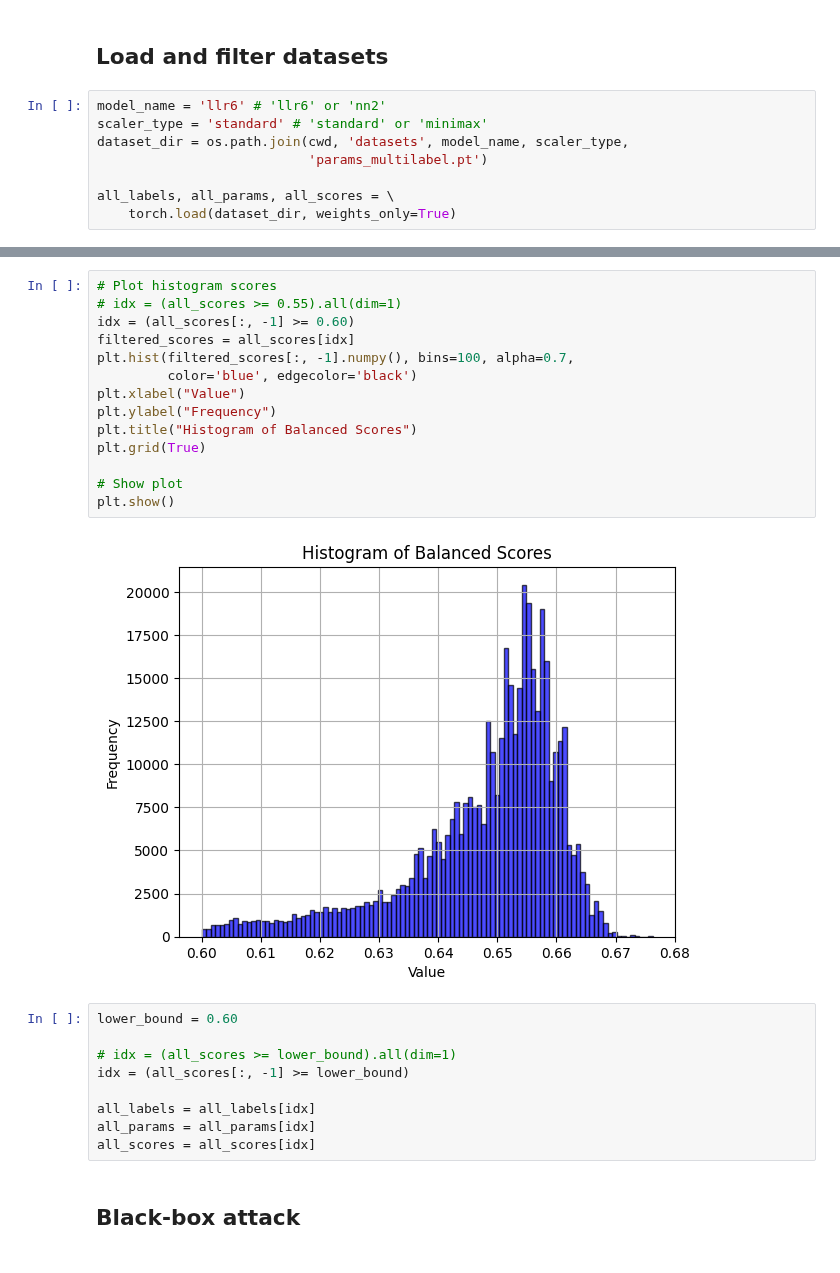
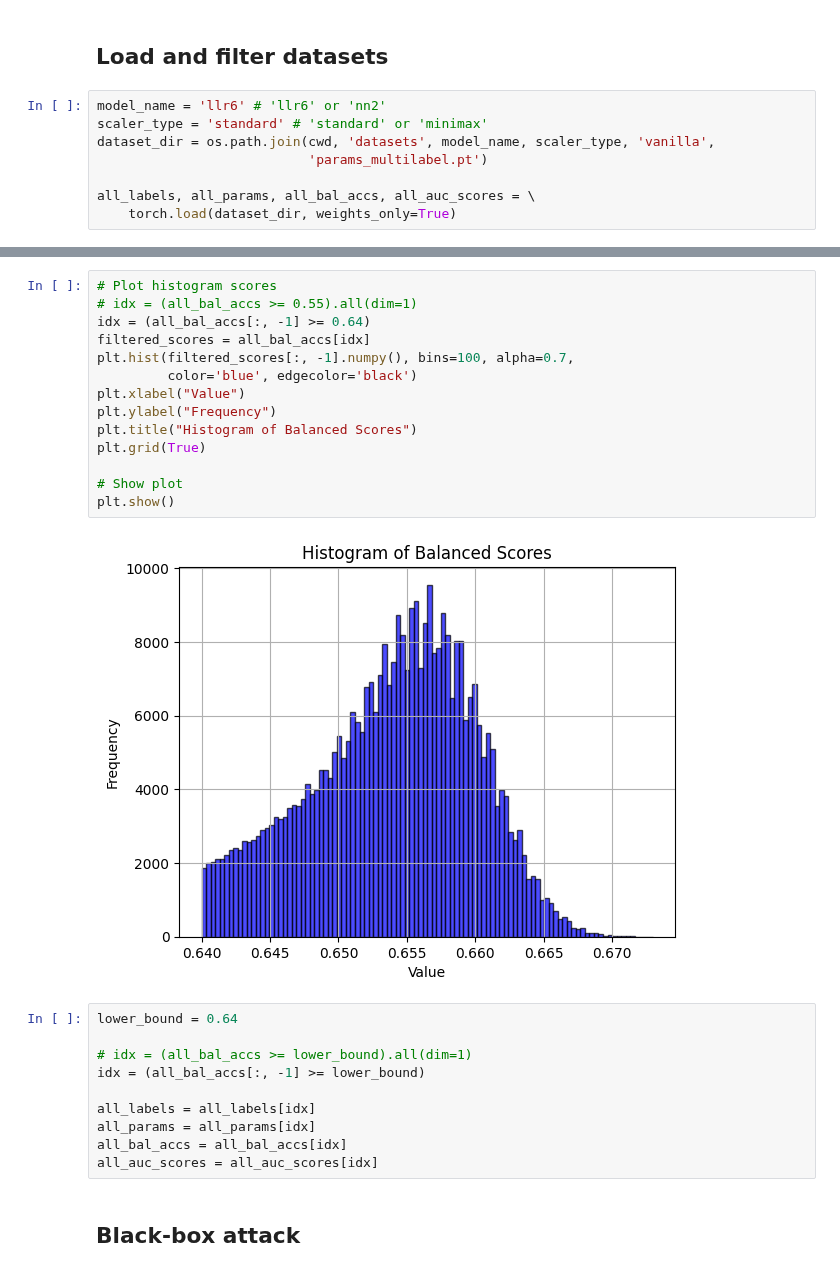
Before and after one commit to joserapa98/tns4loris, a Jupyter notebook: attacks/attacks_vanilla.ipynb, the cells around one changed output, grey strips where cells are left out. Cells and saved outputs as stored; diff of their text form.

```diff
--- a/attacks/attacks_vanilla.ipynb
+++ b/attacks/attacks_vanilla.ipynb
@@ -145,10 +158,10 @@ C=10.0, l1=1.0, mean: 0.6726, std: 0.0005
 # %%
 model_name = 'llr6' # 'llr6' or 'nn2'
 scaler_type = 'standard' # 'standard' or 'minimax'
-dataset_dir = os.path.join(cwd, 'datasets', model_name, scaler_type,
+dataset_dir = os.path.join(cwd, 'datasets', model_name, scaler_type, 'vanilla',
                            'params_multilabel.pt')
 
-all_labels, all_params, all_scores = \
+all_labels, all_params, all_bal_accs, all_auc_scores = \
     torch.load(dataset_dir, weights_only=True)
 # %%
 # Plot histogram scores
@@ -166,28 +179,29 @@ plt.show()
 # %%
 # Plot histogram scores
-# idx = (all_scores >= 0.55).all(dim=1)
-idx = (all_scores[:, -1] >= 0.60)
-filtered_scores = all_scores[idx]
+# idx = (all_bal_accs >= 0.55).all(dim=1)
+idx = (all_bal_accs[:, -1] >= 0.64)
+filtered_scores = all_bal_accs[idx]
 plt.hist(filtered_scores[:, -1].numpy(), bins=100, alpha=0.7,
          color='blue', edgecolor='black')
 plt.xlabel("Value")
 plt.ylabel("Frequency")
 plt.title("Histogram of Balanced Scores")
 plt.grid(True)
 
 # Show plot
 plt.show()
 # %% [output]
-[figure, old version]
+[figure, new version]
 # %%
-lower_bound = 0.60
+lower_bound = 0.64
 
-# idx = (all_scores >= lower_bound).all(dim=1)
-idx = (all_scores[:, -1] >= lower_bound)
+# idx = (all_bal_accs >= lower_bound).all(dim=1)
+idx = (all_bal_accs[:, -1] >= lower_bound)
 
 all_labels = all_labels[idx]
 all_params = all_params[idx]
-all_scores = all_scores[idx]
+all_bal_accs = all_bal_accs[idx]
+all_auc_scores = all_auc_scores[idx]
 # %% [markdown]
 ## Black-box attack
 # %%
```
Also changed, not shown: parts of 26 cells of this notebook, 1 other file.
